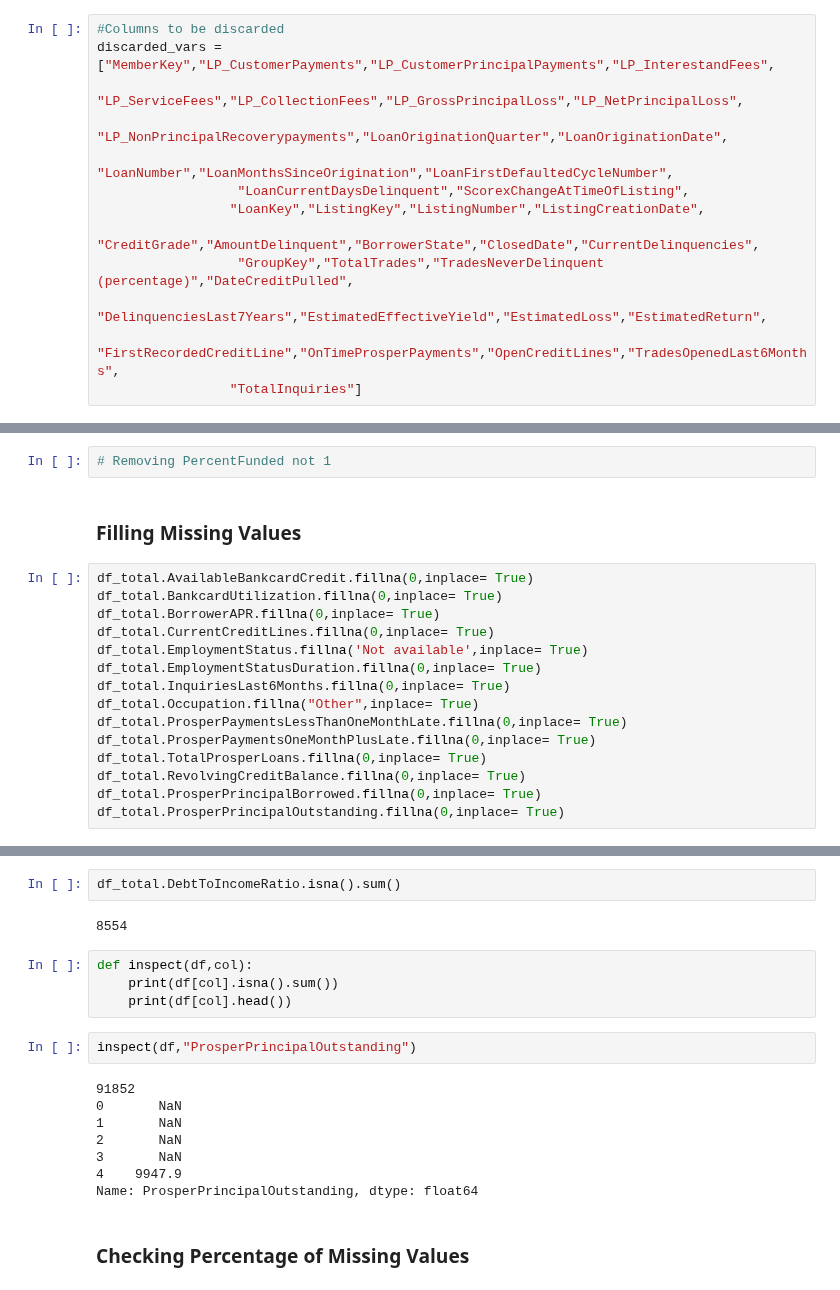
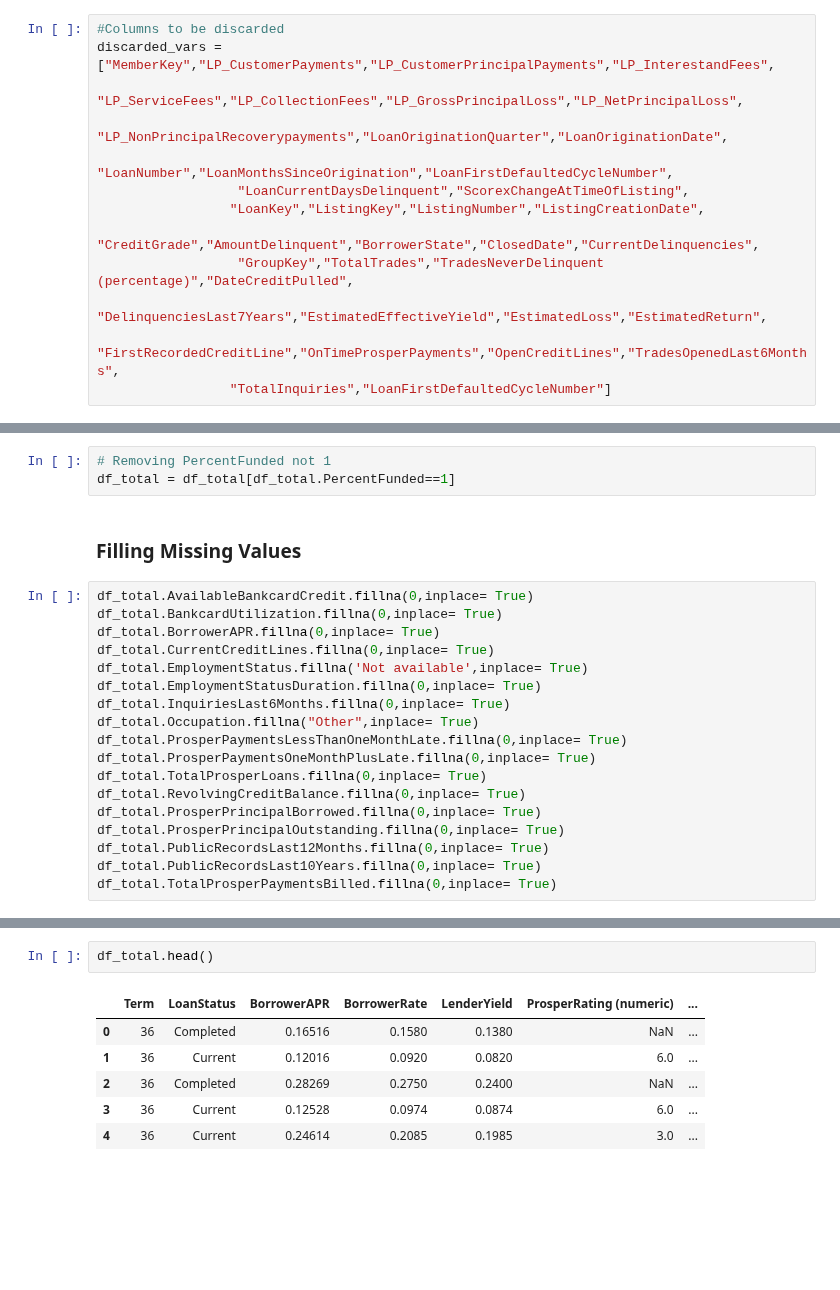
Before and after one commit to abhiksark/Udacity-DataAnalyst-Nanodegree, a Jupyter notebook: bank_loan/loan_dataset.ipynb, the cells around one changed output, grey strips where cells are left out. Saved outputs shown, nothing was run; the diff lists cells and outputs as text; blank space fills up the shorter version.

Commit message:
updated loan

```diff
--- a/bank_loan/loan_dataset.ipynb
+++ b/bank_loan/loan_dataset.ipynb
@@ -37,6 +64,6 @@ discarded_vars = ["MemberKey","LP_CustomerPayments","LP_CustomerPrincipalPayment
                   "GroupKey","TotalTrades","TradesNeverDelinquent (percentage)","DateCreditPulled",
                  "DelinquenciesLast7Years","EstimatedEffectiveYield","EstimatedLoss","EstimatedReturn",
                  "FirstRecordedCreditLine","OnTimeProsperPayments","OpenCreditLines","TradesOpenedLast6Months",
-                 "TotalInquiries"]
+                 "TotalInquiries","LoanFirstDefaultedCycleNumber"]
 # %%
 df_total.drop(discarded_vars,axis =1,inplace=True)
@@ -68,6 +115,7 @@ memory usage: 34.2+ MB
 #ListingCategory (numeric)
 # %%
 # Removing PercentFunded not 1
+df_total = df_total[df_total.PercentFunded==1]
 # %% [markdown]
 ### Filling Missing Values
 # %%
@@ -85,3 +133,6 @@ df_total.TotalProsperLoans.fillna(0,inplace= True)
 df_total.RevolvingCreditBalance.fillna(0,inplace= True)
 df_total.ProsperPrincipalBorrowed.fillna(0,inplace= True)
 df_total.ProsperPrincipalOutstanding.fillna(0,inplace= True)
+df_total.PublicRecordsLast12Months.fillna(0,inplace= True)
+df_total.PublicRecordsLast10Years.fillna(0,inplace= True)
+df_total.TotalProsperPaymentsBilled.fillna(0,inplace= True)
@@ -90,20 +139,9 @@ AttributeError: 'DataFrame' object has no attribute 'ProsperPrincipalOutstanding
-# %%
-df_total.DebtToIncomeRatio.isna().sum()
-# %% [output]
-8554
-# %%
-def inspect(df,col):
-    print(df[col].isna().sum())
-    print(df[col].head())
-# %%
-inspect(df,"ProsperPrincipalOutstanding")
-# %% [output]
-91852
-0       NaN
-1       NaN
-2       NaN
-3       NaN
-4    9947.9
-Name: ProsperPrincipalOutstanding, dtype: float64
-# %% [markdown]
-### Checking Percentage of Missing Values
+# %%
+df_total.head()
+# %% [output]
+|  | Term | LoanStatus | BorrowerAPR | BorrowerRate | LenderYield | ProsperRating (numeric) | ... |
+| 0 | 36 | Completed | 0.16516 | 0.1580 | 0.1380 | NaN | ... |
+| 1 | 36 | Current | 0.12016 | 0.0920 | 0.0820 | 6.0 | ... |
+| 2 | 36 | Completed | 0.28269 | 0.2750 | 0.2400 | NaN | ... |
+| 3 | 36 | Current | 0.12528 | 0.0974 | 0.0874 | 6.0 | ... |
+| 4 | 36 | Current | 0.24614 | 0.2085 | 0.1985 | 3.0 | ... |
```
Also changed, not shown: parts of 13 cells of this notebook.
